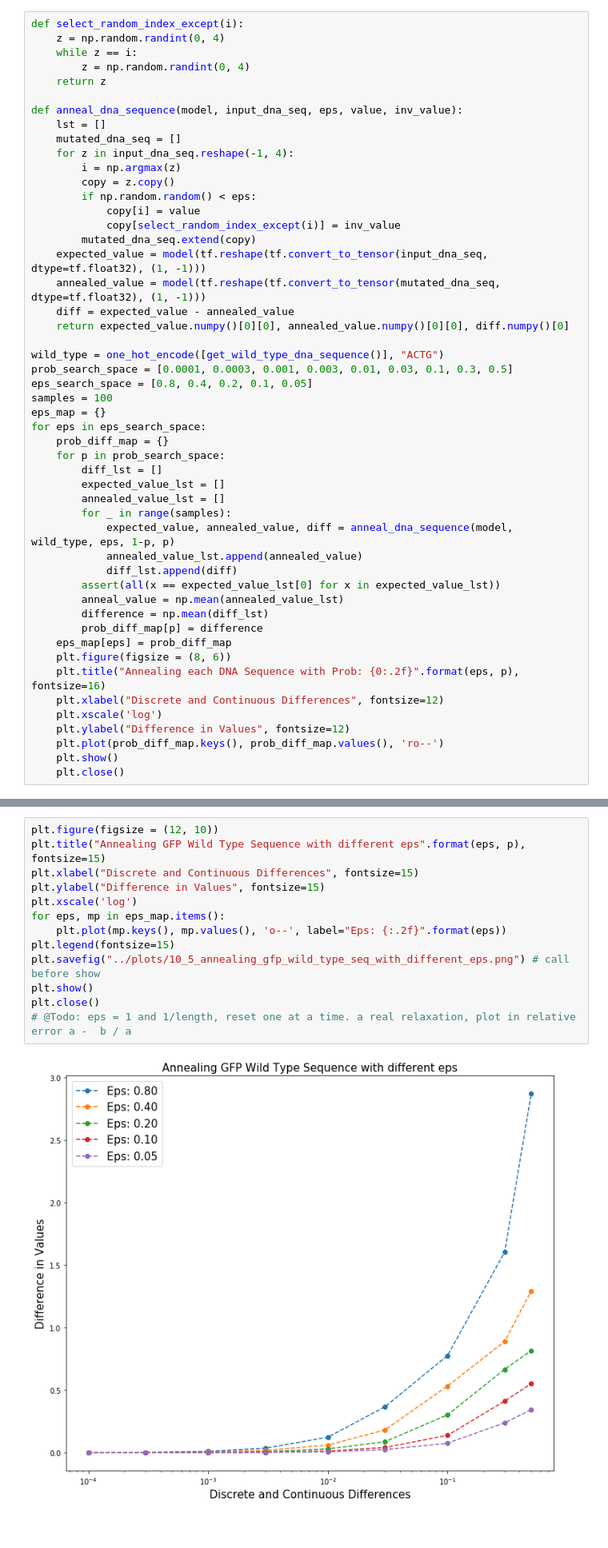
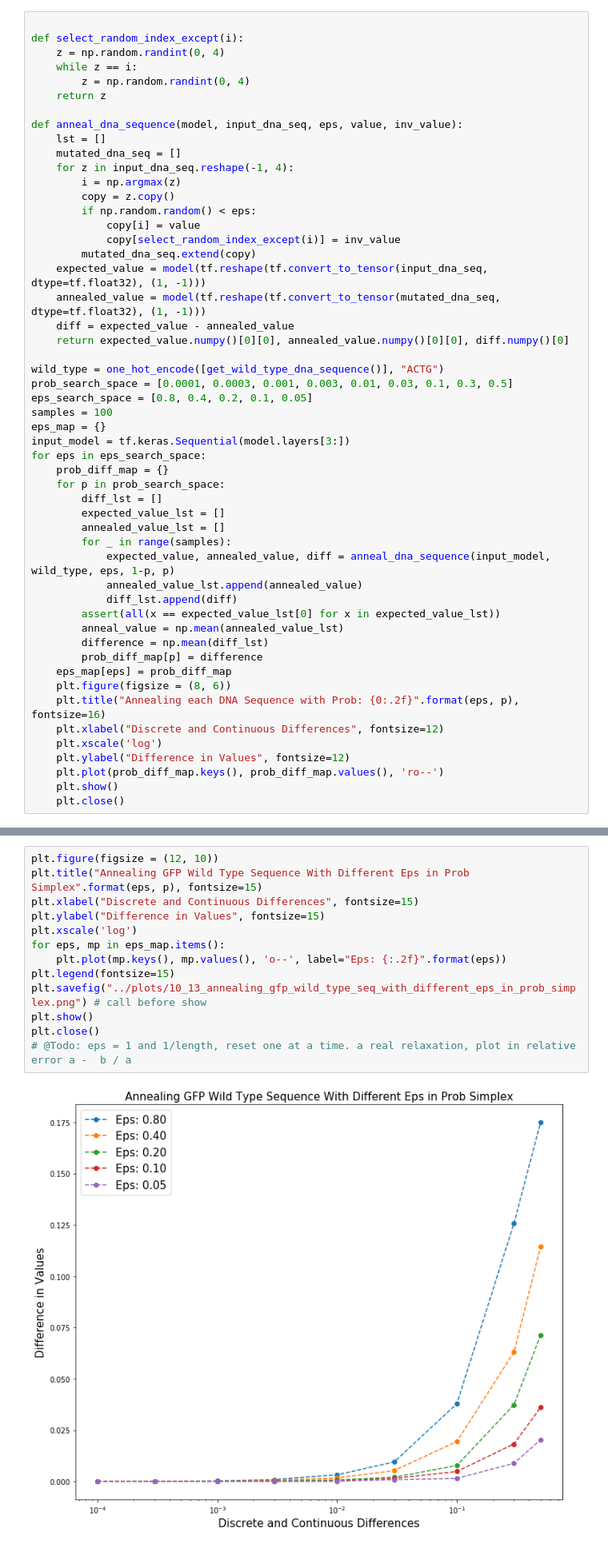
Before and after one commit to j316chuck/AM-Project, a Jupyter notebook: notebooks/GFP AM.ipynb, the cells around one changed output, grey strips where cells are left out. Shown at 80% size. Saved outputs shown, nothing was run; the diff lists cells and outputs as text.

Commit message:
finished all code for analyzing applying softmax to input

```diff
--- a/notebooks/GFP AM.ipynb
+++ b/notebooks/GFP AM.ipynb
@@ -352,4 +447,5 @@ Loss: 0.90950143 Hamming distance: 1
 # %%
+
 def select_random_index_except(i):
     z = np.random.randint(0, 4)
     while z == i:
@@ -376,6 +472,7 @@ prob_search_space = [0.0001, 0.0003, 0.001, 0.003, 0.01, 0.03, 0.1, 0.3, 0.5]
 eps_search_space = [0.8, 0.4, 0.2, 0.1, 0.05]
 samples = 100
 eps_map = {}
+input_model = tf.keras.Sequential(model.layers[3:])
 for eps in eps_search_space:
     prob_diff_map = {}
     for p in prob_search_space:
@@ -383,7 +480,7 @@ for eps in eps_search_space:
         expected_value_lst = []
         annealed_value_lst = []
         for _ in range(samples):
-            expected_value, annealed_value, diff = anneal_dna_sequence(model, wild_type, eps, 1-p, p)
+            expected_value, annealed_value, diff = anneal_dna_sequence(input_model, wild_type, eps, 1-p, p)
             annealed_value_lst.append(annealed_value)
             diff_lst.append(diff)
         assert(all(x == expected_value_lst[0] for x in expected_value_lst))
@@ -406,15 +505,15 @@ for eps in eps_search_space:
 # %%
 plt.figure(figsize = (12, 10))
-plt.title("Annealing GFP Wild Type Sequence with different eps".format(eps, p), fontsize=15)
+plt.title("Annealing GFP Wild Type Sequence With Different Eps in Prob Simplex".format(eps, p), fontsize=15)
 plt.xlabel("Discrete and Continuous Differences", fontsize=15)
 plt.ylabel("Difference in Values", fontsize=15)
 plt.xscale('log')
 for eps, mp in eps_map.items():
     plt.plot(mp.keys(), mp.values(), 'o--', label="Eps: {:.2f}".format(eps))
 plt.legend(fontsize=15)
-plt.savefig("../plots/10_5_annealing_gfp_wild_type_seq_with_different_eps.png") # call before show
+plt.savefig("../plots/10_13_annealing_gfp_wild_type_seq_with_different_eps_in_prob_simplex.png") # call before show
 plt.show()
 plt.close()
 # @Todo: eps = 1 and 1/length, reset one at a time. a real relaxation, plot in relative error a -  b / a
 # %% [output]
-[figure, old version]
+[figure, new version]
```
Also changed, not shown: parts of 7 cells of this notebook, 7 other files.
